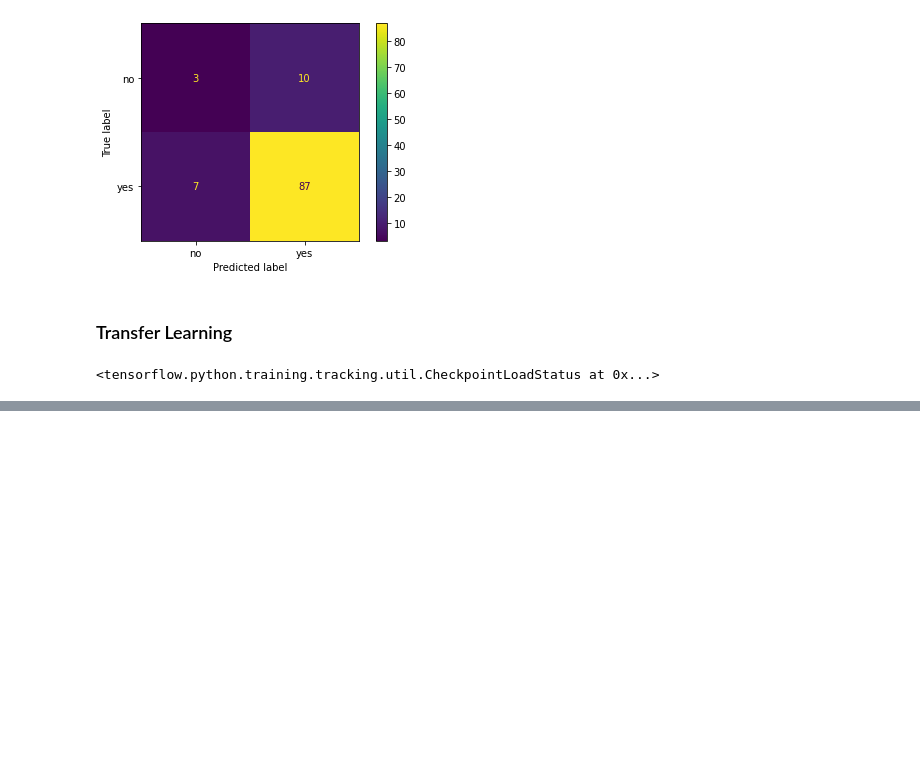
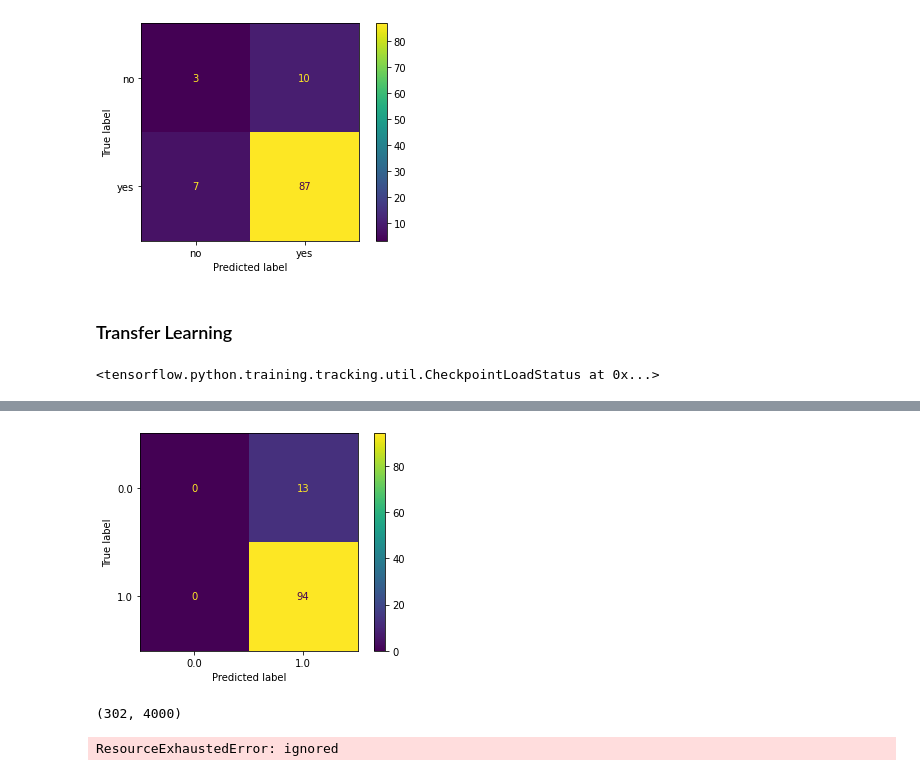
Before and after one commit to aanchal0431/chatbot, a Jupyter notebook: SEP_728_Chatbot_transformer_keras.ipynb, the cells around one changed output, grey strips where cells are left out. Cells and saved outputs as stored; diff of their text form; code cells hidden in the pictures; blank space fills up the shorter version.

```diff
--- a/SEP_728_Chatbot_transformer_keras.ipynb
+++ b/SEP_728_Chatbot_transformer_keras.ipynb
@@ -1601,0 +1702,6 @@ Epoch 1/10
+# %%
+#Evaluate test
+y_pred = model_yn.predict(encode(X_test))
+ConfusionMatrixDisplay.from_predictions(y_test_binary*1., y_pred.round());
+# %% [output]
+[figure, added]
@@ -1601,0 +1724,9 @@ Epoch 1/10
+# %%
+X_train_balanced.shape
+# %% [output]
+(302, 4000)
+# %%
+X_train_balanced_stage = np.zeros((302, 4000, 256))
+X_train_balanced_stage[0:100,:,:] = encode(X_train_balanced[0:100,:])
+# %% [output]
+ResourceExhaustedError: ignored
```
Also changed, not shown: parts of 19 cells of this notebook.
